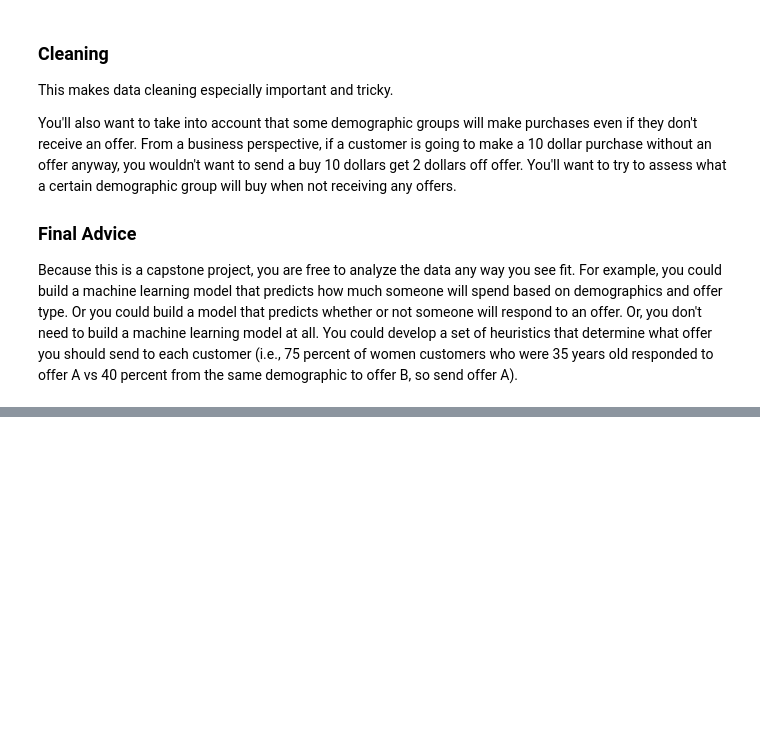
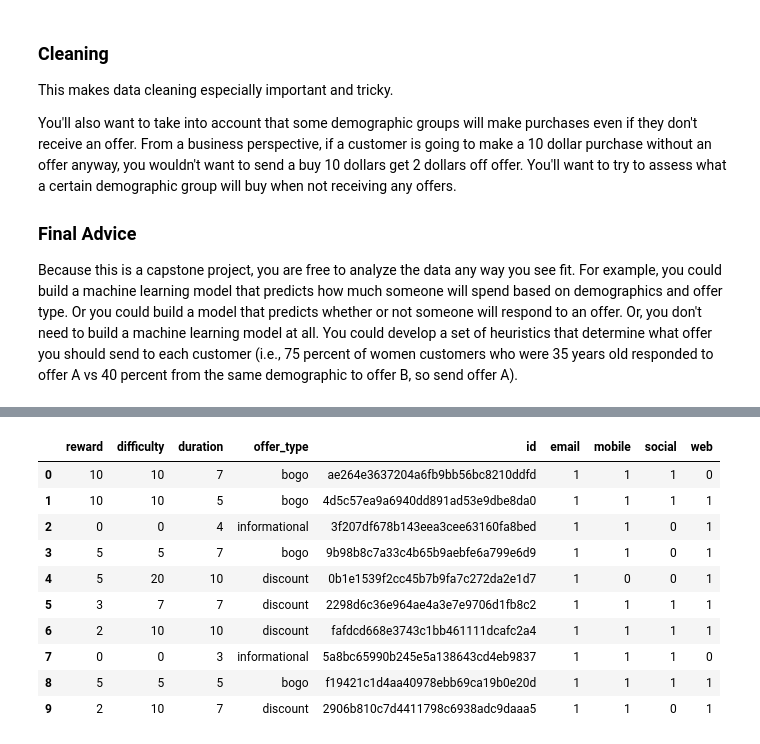
Before and after one commit to jmnickerson05/udacity_starbucks_capstone, a Jupyter notebook: Starbucks_Capstone_notebook.ipynb, the cells around one changed output, grey strips where cells are left out. Saved outputs shown, nothing was run; the diff lists cells and outputs as text; code cells hidden in the pictures; blank space fills up the shorter version.

```diff
--- a/Starbucks_Capstone_notebook.ipynb
+++ b/Starbucks_Capstone_notebook.ipynb
@@ -136,0 +190,27 @@ def to_df(query):
+# %%
+def clean_portfolio():
+    portfolio = to_df('select * from portfolio')
+    portfolio.channels = portfolio.channels.apply(json.loads)
+    portfolio.channels = portfolio.channels.apply(lambda x: sorted(x))
+    'Example adapted from: https://stackoverflow.com/questions/29034928/pandas-convert-a-column-of-list-to-dummies'
+    _ = pd.get_dummies(portfolio.channels.apply(pd.Series).stack()).sum(level=0)
+    portfolio[list(_)] = _
+    portfolio = portfolio.drop(columns=['channels'])
+    portfolio.offer_type = portfolio.offer_type.astype('category')
+    return portfolio
+
+# portfolio = pd.read_json('data/portfolio.json', orient='records', lines=True)
+portfolio = clean_portfolio()
+portfolio
+# %% [output]
+|  | reward | difficulty | duration | offer_type | id | email | mobile | social | web |
+| 0 | 10 | 10 | 7 | bogo | ae264e3637204a6fb9bb56bc8210ddfd | 1 | 1 | 1 | 0 |
+| 1 | 10 | 10 | 5 | bogo | 4d5c57ea9a6940dd891ad53e9dbe8da0 | 1 | 1 | 1 | 1 |
+| 2 | 0 | 0 | 4 | informational | 3f207df678b143eea3cee63160fa8bed | 1 | 1 | 0 | 1 |
+| 3 | 5 | 5 | 7 | bogo | 9b98b8c7a33c4b65b9aebfe6a799e6d9 | 1 | 1 | 0 | 1 |
+| 4 | 5 | 20 | 10 | discount | 0b1e1539f2cc45b7b9fa7c272da2e1d7 | 1 | 0 | 0 | 1 |
+| 5 | 3 | 7 | 7 | discount | 2298d6c36e964ae4a3e7e9706d1fb8c2 | 1 | 1 | 1 | 1 |
+| 6 | 2 | 10 | 10 | discount | fafdcd668e3743c1bb461111dcafc2a4 | 1 | 1 | 1 | 1 |
+| 7 | 0 | 0 | 3 | informational | 5a8bc65990b245e5a138643cd4eb9837 | 1 | 1 | 1 | 0 |
+| 8 | 5 | 5 | 5 | bogo | f19421c1d4aa40978ebb69ca19b0e20d | 1 | 1 | 1 | 1 |
+| 9 | 2 | 10 | 7 | discount | 2906b810c7d4411798c6938adc9daaa5 | 1 | 1 | 0 | 1 |
```
Also changed, not shown: parts of 13 cells of this notebook, 2 other files.
